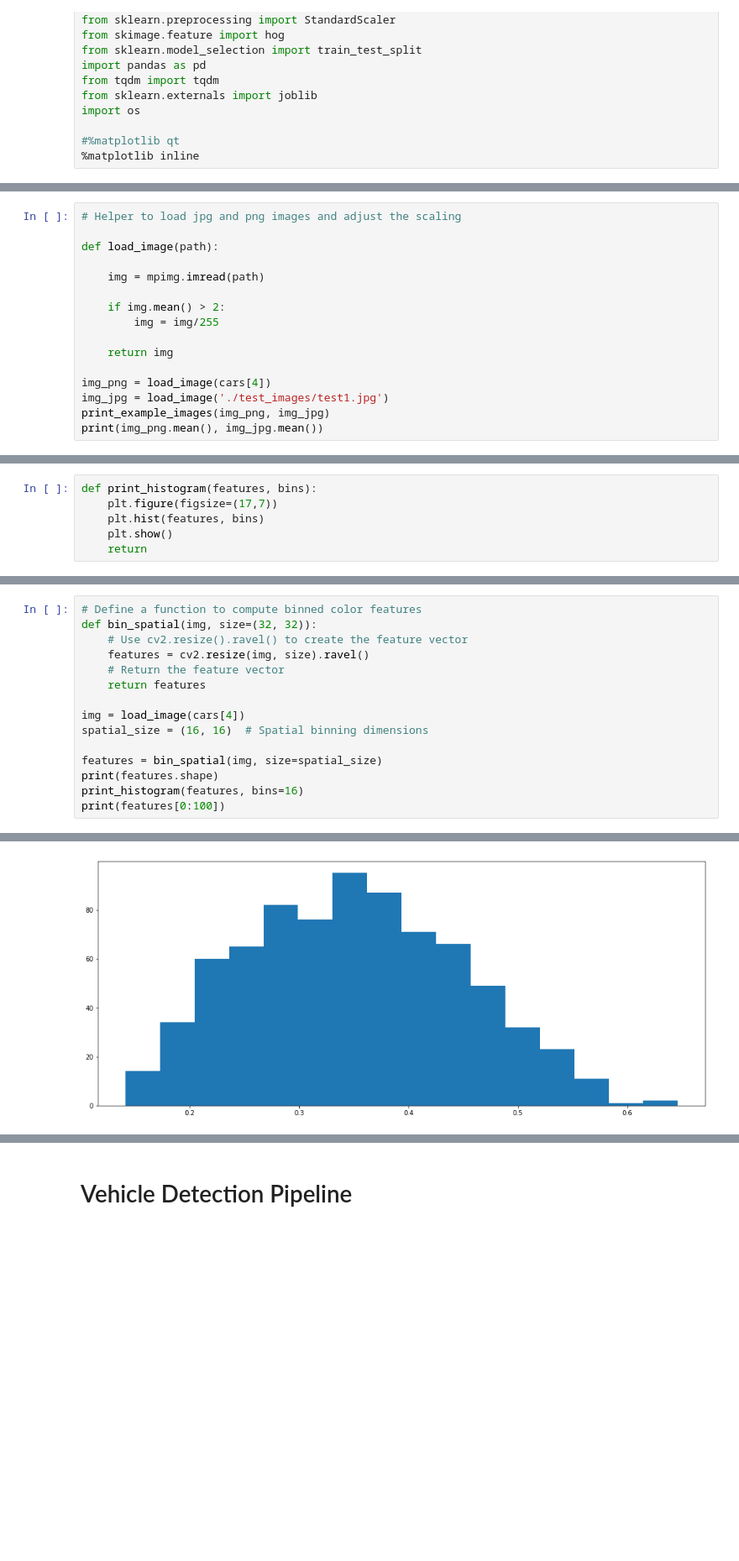
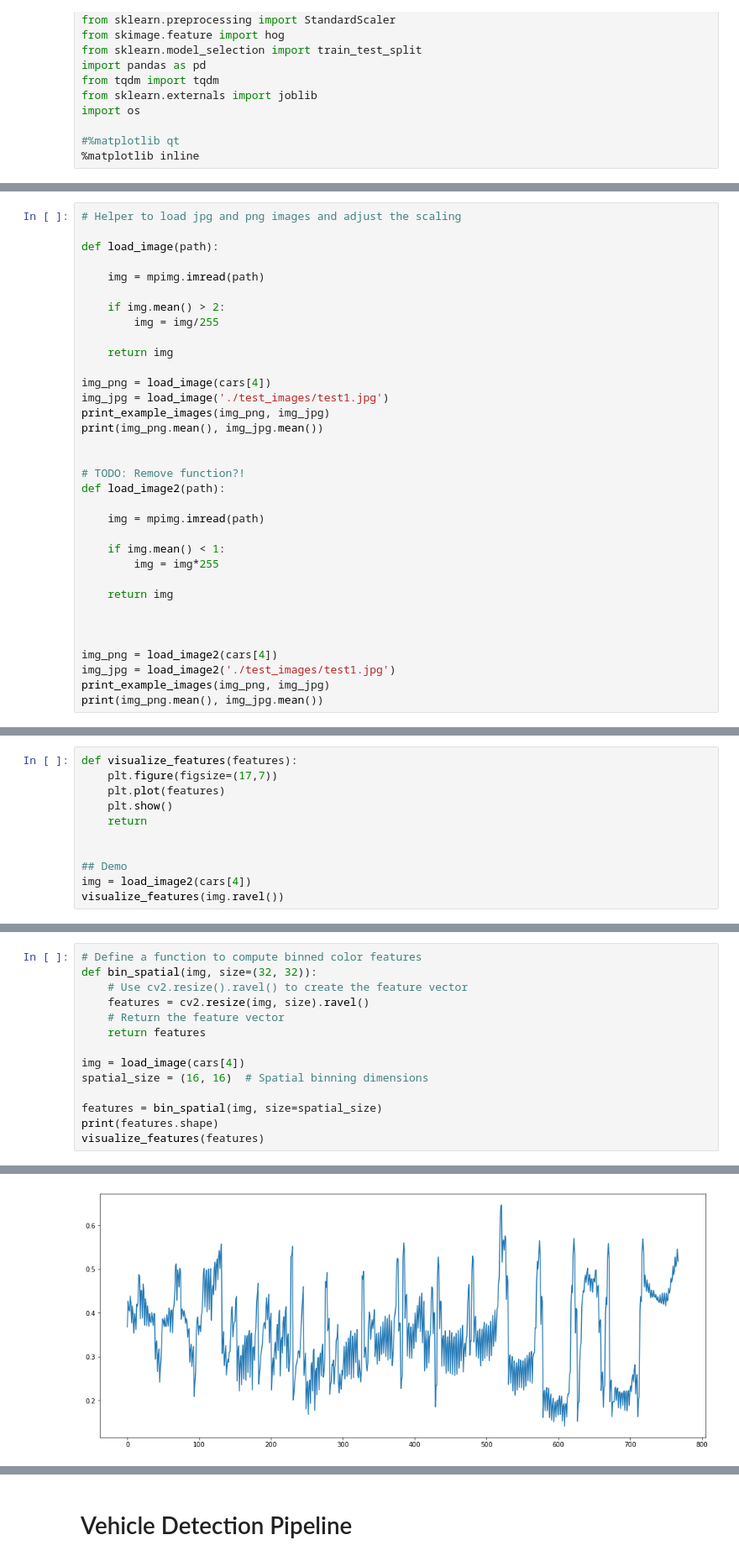
Before and after one commit to stefancyliax/CarND-Vehicle-Detection, a Jupyter notebook: P5_Vehicle_Detection.ipynb, the cells around one changed output, grey strips where cells are left out. Shown at 84% size. Saved outputs shown, nothing was run; the diff lists cells and outputs as text; blank space fills up the shorter version.

```diff
--- a/P5_Vehicle_Detection.ipynb
+++ b/P5_Vehicle_Detection.ipynb
@@ -100,6 +100,24 @@ img_png = load_image(cars[4])
 img_jpg = load_image('./test_images/test1.jpg')
 print_example_images(img_png, img_jpg)
 print(img_png.mean(), img_jpg.mean())
+
+
+# TODO: Remove function?!
+def load_image2(path):
+
+    img = mpimg.imread(path)
+
+    if img.mean() < 1:
+        img = img*255
+
+    return img
+
+
+
+img_png = load_image2(cars[4])
+img_jpg = load_image2('./test_images/test1.jpg')
+print_example_images(img_png, img_jpg)
+print(img_png.mean(), img_jpg.mean())
 # %% [output]
 [figure]
 0.349341 0.49899853622
@@ -106,6 +126,11 @@ print(img_png.mean(), img_jpg.mean())
 # %%
-def print_histogram(features, bins):
+def visualize_features(features):
     plt.figure(figsize=(17,7))
-    plt.hist(features, bins)
+    plt.plot(features)
     plt.show()
     return
+
+
+## Demo
+img = load_image2(cars[4])
+visualize_features(img.ravel())
@@ -160,18 +176,17 @@ print(features[0:50])
 # %%
 # Define a function to compute binned color features
 def bin_spatial(img, size=(32, 32)):
     # Use cv2.resize().ravel() to create the feature vector
     features = cv2.resize(img, size).ravel()
     # Return the feature vector
     return features
 
 img = load_image(cars[4])
 spatial_size = (16, 16)  # Spatial binning dimensions
 
 features = bin_spatial(img, size=spatial_size)
 print(features.shape)
-print_histogram(features, bins=16)
-print(features[0:100])
+visualize_features(features)
 # %% [output]
 (768,)
-[figure, old version]
+[figure, new version]
```
Also changed, not shown: parts of 25 cells of this notebook.
